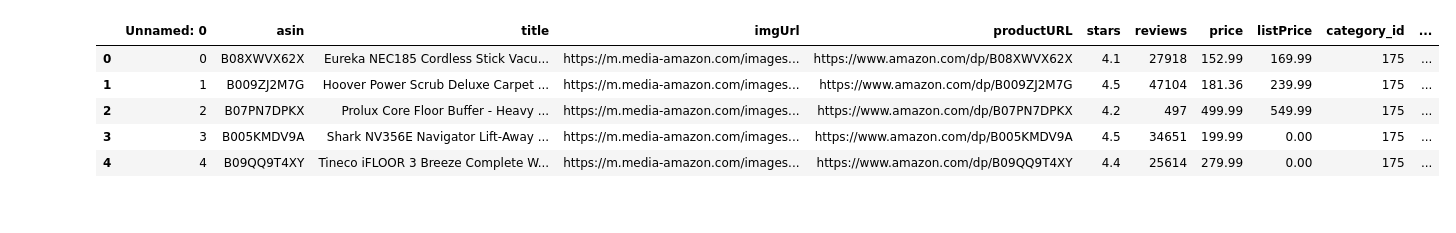
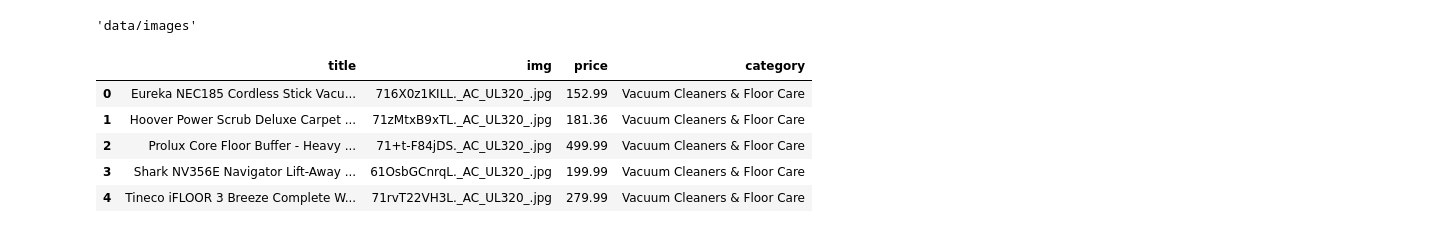
Before and after one commit to mutkach/xvectors_hack, a Jupyter notebook: sketch.ipynb, the cells around one changed output. Drawn from its saved outputs; the diff is of its cells as text; code cells hidden in the pictures.

```diff
--- a/sketch.ipynb
+++ b/sketch.ipynb
@@ -28,17 +28,24 @@ def get(url, cache='data/images'):
             im=Image.open(BytesIO(response.content))
             im.save(f'{cache}/{filename}')
     return im
+# %%
+cache
+# %% [output]
+'data/images'
 # %%
-df = pd.read_csv("./data/archive-3/amazon_best.csv")
+df = pd.read_csv("./products_with_categories.csv")
+#df = df.drop(['Unnamed: 0'], axis=1)#,'asin', 'stars', 'listPrice', 'reviews', 'productURL', 'isBestSeller', 'boughtInLastMonth'], axis=1)
+N = len(df)
 df.head()
+
 #df=df.drop('id', axis=1)
 # %% [output]
-|  | Unnamed: 0 | asin | title | imgUrl | productURL | stars | reviews | price | listPrice | category_id | ... |
-| 0 | 0 | B08XWVX62X | Eureka NEC185 Cordless Stick Vacu... | https://m.media-amazon.com/images... | https://www.amazon.com/dp/B08XWVX62X | 4.1 | 27918 | 152.99 | 169.99 | 175 | ... |
-| 1 | 1 | B009ZJ2M7G | Hoover Power Scrub Deluxe Carpet ... | https://m.media-amazon.com/images... | https://www.amazon.com/dp/B009ZJ2M7G | 4.5 | 47104 | 181.36 | 239.99 | 175 | ... |
-| 2 | 2 | B07PN7DPKX | Prolux Core Floor Buffer - Heavy ... | https://m.media-amazon.com/images... | https://www.amazon.com/dp/B07PN7DPKX | 4.2 | 497 | 499.99 | 549.99 | 175 | ... |
-| 3 | 3 | B005KMDV9A | Shark NV356E Navigator Lift-Away ... | https://m.media-amazon.com/images... | https://www.amazon.com/dp/B005KMDV9A | 4.5 | 34651 | 199.99 | 0.00 | 175 | ... |
-| 4 | 4 | B09QQ9T4XY | Tineco iFLOOR 3 Breeze Complete W... | https://m.media-amazon.com/images... | https://www.amazon.com/dp/B09QQ9T4XY | 4.4 | 25614 | 279.99 | 0.00 | 175 | ... |
+|  | title | img | price | category |
+| 0 | Eureka NEC185 Cordless Stick Vacu... | 716X0z1KILL._AC_UL320_.jpg | 152.99 | Vacuum Cleaners & Floor Care |
+| 1 | Hoover Power Scrub Deluxe Carpet ... | 71zMtxB9xTL._AC_UL320_.jpg | 181.36 | Vacuum Cleaners & Floor Care |
+| 2 | Prolux Core Floor Buffer - Heavy ... | 71+t-F84jDS._AC_UL320_.jpg | 499.99 | Vacuum Cleaners & Floor Care |
+| 3 | Shark NV356E Navigator Lift-Away ... | 61OsbGCnrqL._AC_UL320_.jpg | 199.99 | Vacuum Cleaners & Floor Care |
+| 4 | Tineco iFLOOR 3 Breeze Complete W... | 71rvT22VH3L._AC_UL320_.jpg | 279.99 | Vacuum Cleaners & Floor Care |
 # %%
 client= redis.Redis(host='localhost', port=6379)
 pipeline = client.pipeline()
```
Also changed, not shown: parts of 18 cells of this notebook, 3 other files.
